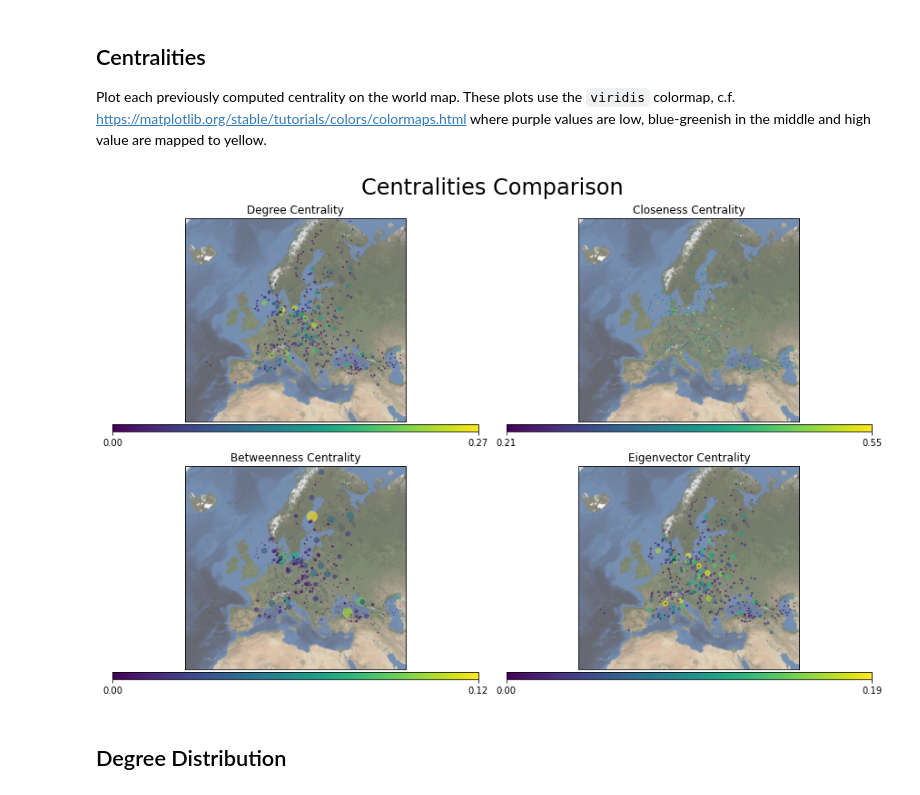
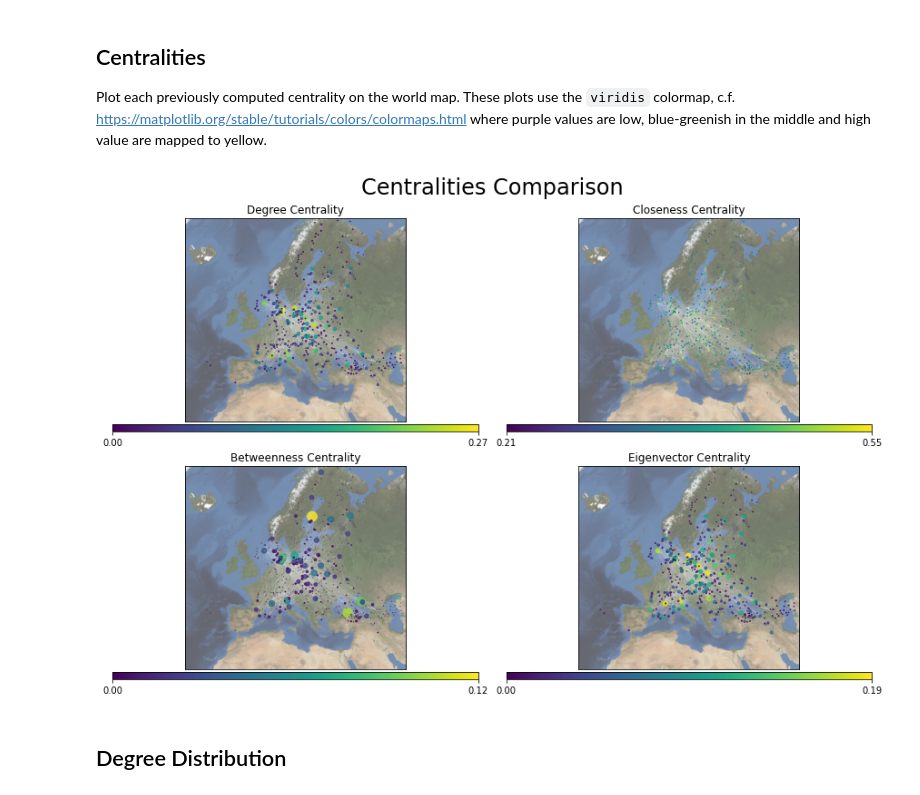
Before and after one commit to Evergarden0101/Airline-Network, a Jupyter notebook: statistics.ipynb, the cells around one changed output. Saved outputs shown, nothing was run; the diff lists cells and outputs as text; code cells hidden in the pictures.

```diff
--- a/statistics.ipynb
+++ b/statistics.ipynb
@@ -77,37 +77,37 @@ for centrality, name, ax in zip(centralityArr, centralityNames, axes.flat):
 
     # get centrality measure
     CC = np.array(list(nx.get_node_attributes(GG, f'{name} centrality').values()))
 
     map = Basemap(projection='merc', resolution='c',
                 llcrnrlat=25, urcrnrlat=70,
                 llcrnrlon=-25, urcrnrlon=55,ax=ax)
     cmap = plt.cm.get_cmap('viridis')
     vmin = min(CC)
     vmax = max(CC)
 
     # scale nodes. if too small to be drawn would disappear. => show as 1e-1. else would not good with colormap.
     nodesizes = [v * nodesizes_dict[name] if v * nodesizes_dict[name] > 1e-1 else 1e-1 for v in centrality.values()]
 
     map.bluemarble(alpha=0.6)
     # draw twice due to different alpha values: first one is lines only with very low alpha, second one is nodes only
     nx.draw_networkx(GG, pos=pos, node_size=0, width=0.05, node_color=CC, vmin=vmin, vmax=vmax,
-                     cmap=cmap, arrows=False, with_labels=False, edge_color='w', alpha=0.1,
+                     cmap=cmap, arrows=False, with_labels=False, edge_color='w', alpha=0.5,
                      node_shape='o', ax=ax)
     nx.draw_networkx(GG, pos=pos, width=0.0, node_color=CC, vmin=vmin, vmax=vmax,
-                     cmap=cmap, arrows=False, with_labels=False, edge_color='w', alpha=0.6,
+                     cmap=cmap, arrows=False, with_labels=False, edge_color='w', alpha=0.8,
                      node_shape='o', node_size=nodesizes, ax=ax)
 
     # Create colorbar according to https://stackoverflow.com/a/49572947/14720136
     sm = plt.cm.ScalarMappable(cmap=cmap)
     sm.set_array([])
     # custom ticks https://matplotlib.org/3.3.3/gallery/ticks_and_spines/colorbar_tick_labelling_demo.html
     cbar = plt.colorbar(sm, orientation='horizontal', aspect=50, ticks=[0,1], pad = 0.01, ax=ax)
     cbar.ax.set_xticklabels([f'{vmin:.2f}', f'{vmax:.2f}'])
     ax.set_title(f'{name.capitalize()} Centrality')
 plt.suptitle('Centralities Comparison', fontsize=24)
-plt.savefig(f'Figures/centrality/geo_Centralities.png', dpi=600)
+plt.savefig(f'Figures/centrality/geo_Centralities.png', dpi=1000)
 # %% [output]
-[figure, old version]
+[figure, new version]
 # %% [markdown]
 ## Degree Distribution
 # %%
```
Also changed, not shown: 8 other files.
